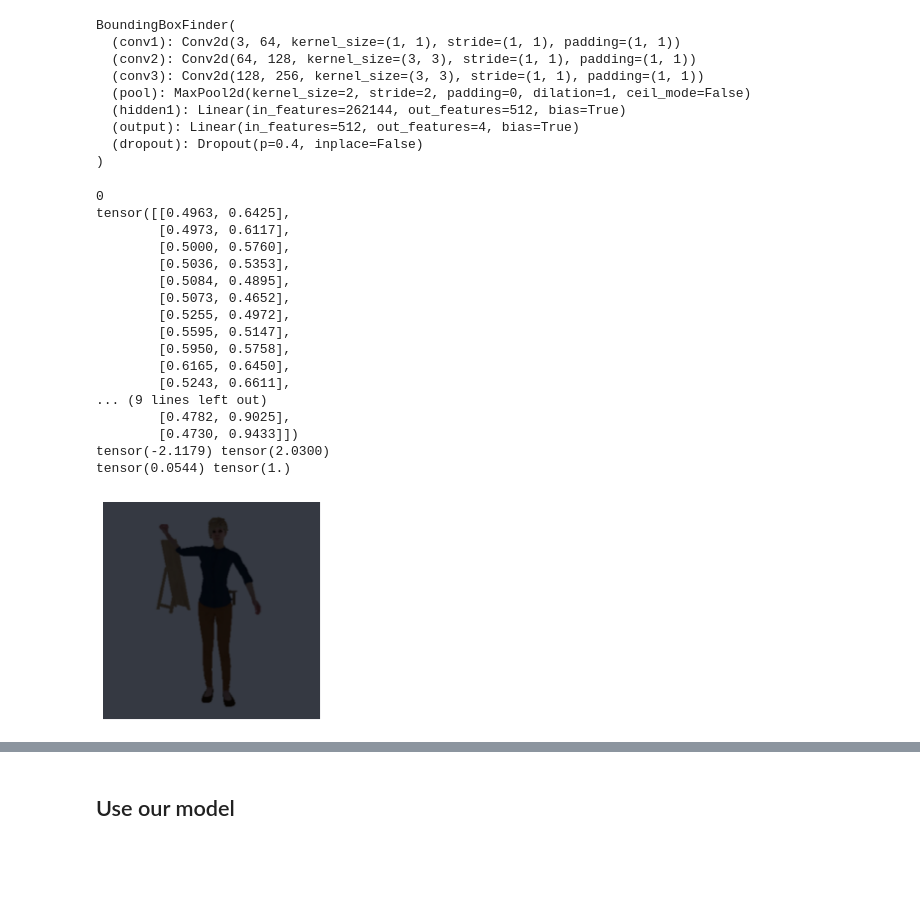
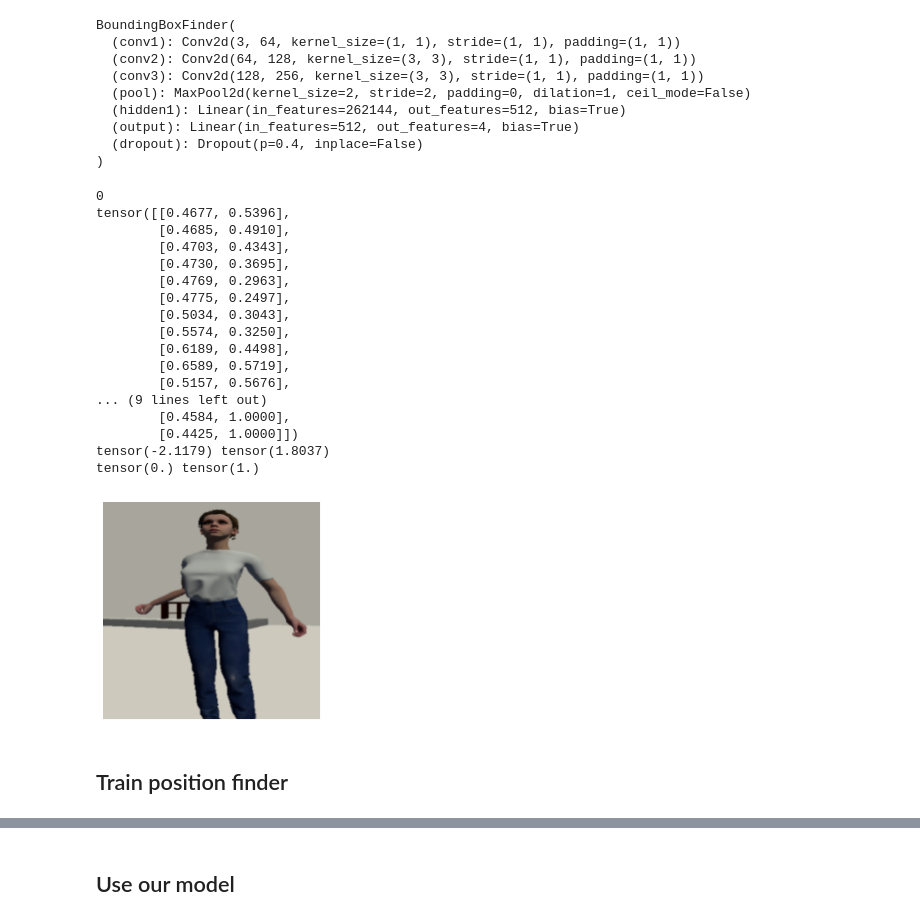
Before and after one commit to spykecb/motion-tracker, a Jupyter notebook: Motion Tracker.ipynb, the cells around one changed output, grey strips where cells are left out. Saved outputs shown, nothing was run; the diff lists cells and outputs as text; code cells hidden in the pictures; blank space fills up the shorter version.

```diff
--- a/Motion Tracker.ipynb
+++ b/Motion Tracker.ipynb
@@ -198,41 +198,43 @@ BoundingBoxFinder(
 # %%
 from model import MotionDataset
 train_transforms = transforms.Compose([
                                        transforms.Resize((img_width,img_width)),
                                        transforms.ToTensor()
                                        ,transforms.Normalize([0.485, 0.456, 0.406],
                                                              [0.229, 0.224, 0.225])
                                       ])
 print(len(bboxes))
 motions = MotionDataset('train/input.csv', 'train', train_transforms, minmax, minmax_z, bmodel=bmodel)
 trainloader = DataLoader(motions, batch_size=32, shuffle=True)
 inp, output = next(iter(trainloader))
-helper.imshow(inp["images"][15])
-print(output["positions"][15])
+helper.imshow(inp["images"][0])
+print(output["positions"][0])
 print(inp["images"].min(), inp["images"].max())
 print(output["positions"].min(), output["positions"].max())
 
 motions_test = MotionDataset('test/input.csv', 'test', test_transforms, minmax, minmax_z, bmodel=bmodel)
 testloader = torch.utils.data.DataLoader(motions_test, batch_size=32, shuffle=True)
 # %% [output]
 0
-tensor([[0.4963, 0.6425],
-        [0.4973, 0.6117],
-        [0.5000, 0.5760],
-        [0.5036, 0.5353],
-        [0.5084, 0.4895],
-        [0.5073, 0.4652],
-        [0.5255, 0.4972],
-        [0.5595, 0.5147],
-        [0.5950, 0.5758],
-        [0.6165, 0.6450],
-        [0.5243, 0.6611],
+tensor([[0.4677, 0.5396],
+        [0.4685, 0.4910],
+        [0.4703, 0.4343],
+        [0.4730, 0.3695],
+        [0.4769, 0.2963],
+        [0.4775, 0.2497],
+        [0.5034, 0.3043],
+        [0.5574, 0.3250],
+        [0.6189, 0.4498],
+        [0.6589, 0.5719],
+        [0.5157, 0.5676],
 ... (9 lines left out)
-        [0.4782, 0.9025],
-        [0.4730, 0.9433]])
-tensor(-2.1179) tensor(2.0300)
-tensor(0.0544) tensor(1.)
+        [0.4584, 1.0000],
+        [0.4425, 1.0000]])
+tensor(-2.1179) tensor(1.8037)
+tensor(0.) tensor(1.)
-[figure, old version]
+[figure, new version]
+# %% [markdown]
+## Train position finder
 # %%
 from torch import optim, nn
 # Optimizers require the parameters to optimize and a learning rate
```
Also changed, not shown: parts of 8 cells of this notebook, 1 other file.
